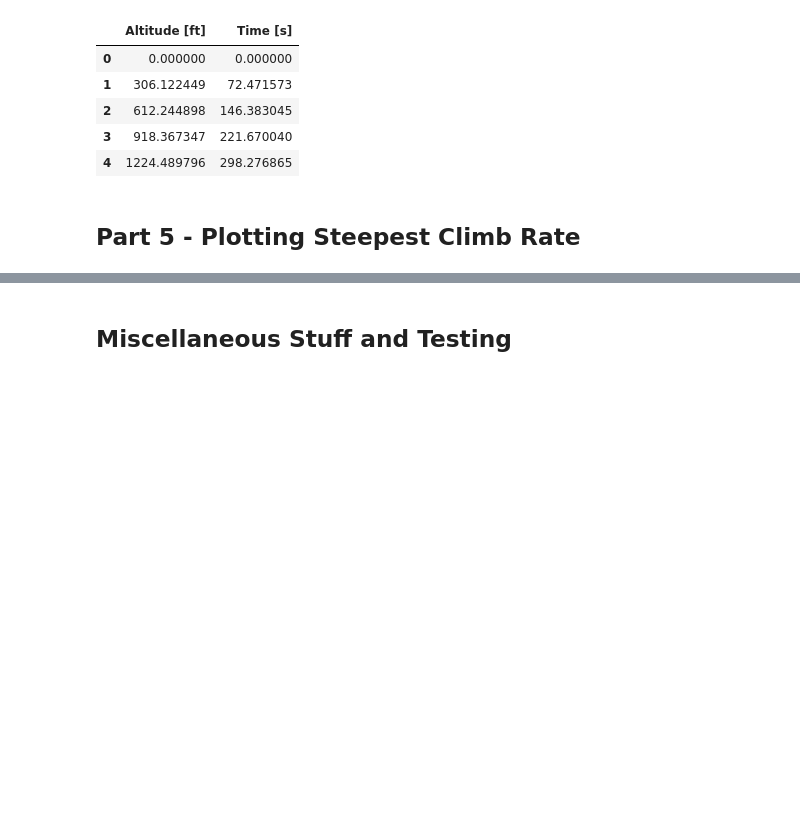
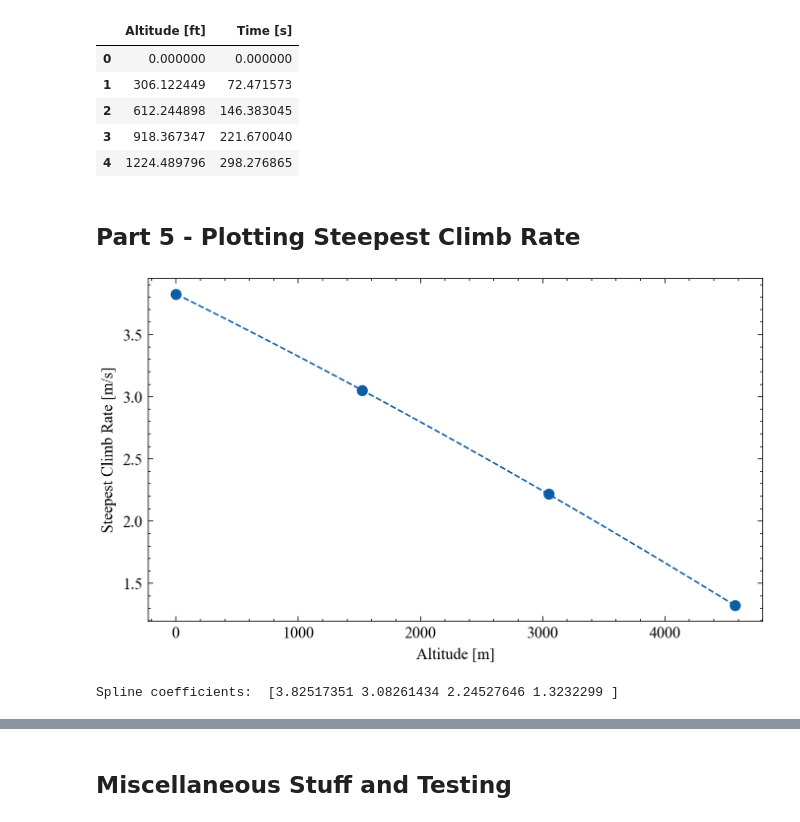
Before and after one commit to MichaszJ/aircraft-performance-projects, a Jupyter notebook: Project2.ipynb, the cells around one changed output, grey strips where cells are left out. Cells and saved outputs as stored; diff of their text form; code cells hidden in the pictures; blank space fills up the shorter version.

```diff
--- a/Project2.ipynb
+++ b/Project2.ipynb
@@ -132,3 +132,8 @@ time_to_alt_metric.head()
 | 4 | 1224.489796 | 298.276865 |
 # %% [markdown]
 ## Part 5 - Plotting Steepest Climb Rate
+# %%
+ca.steepest_climb_rate(metric=True, mode='plot')
+# %% [output]
+[figure, added]
+Spline coefficients:  [3.82517351 3.08261434 2.24527646 1.3232299 ]
```
Also changed, not shown: parts of 8 cells of this notebook, 1 other file.
